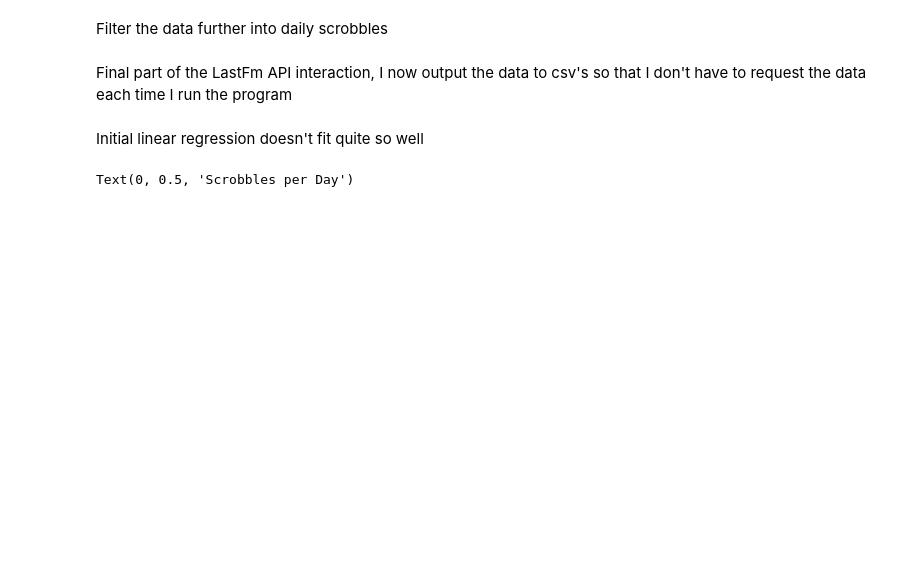
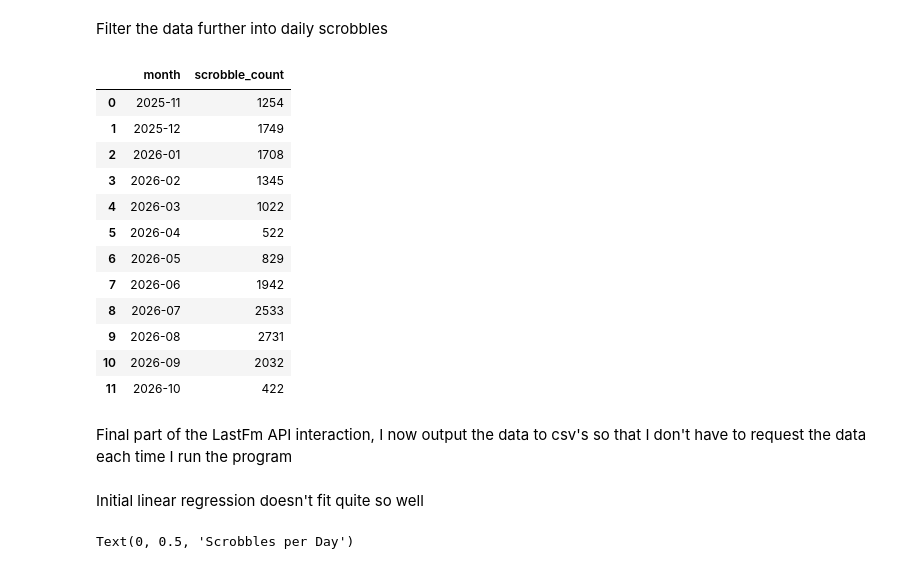
Before and after one commit to lambert-27/lastfm-datasci-portfolio, a Jupyter notebook: Scrobbles-LinearRegression.ipynb, the cells around one changed output. Drawn from its saved outputs; the diff is of its cells as text; code cells hidden in the pictures; blank space fills up the shorter version.

```diff
--- a/Scrobbles-LinearRegression.ipynb
+++ b/Scrobbles-LinearRegression.ipynb
@@ -186,6 +211,23 @@ daily.set_index('date_only', inplace=True)
 days = ['Mon', 'Tue', 'Wed', 'Thu', 'Fri', 'Sat', 'Sun']
 for i in range(7):
     daily[days[i]] = (daily.index.dayofweek == i).astype(float)
+# %%
+monthly = scrobbles.groupby('month').size().reset_index(name='scrobble_count')
+monthly
+# %% [output]
+|  | month | scrobble_count |
+| 0 | 2025-11 | 1254 |
+| 1 | 2025-12 | 1749 |
+| 2 | 2026-01 | 1708 |
+| 3 | 2026-02 | 1345 |
+| 4 | 2026-03 | 1022 |
+| 5 | 2026-04 | 522 |
+| 6 | 2026-05 | 829 |
+| 7 | 2026-06 | 1942 |
+| 8 | 2026-07 | 2533 |
+| 9 | 2026-08 | 2731 |
+| 10 | 2026-09 | 2032 |
+| 11 | 2026-10 | 422 |
 # %% [markdown]
 Final part of the LastFm API interaction, I now output the data to csv's so that I don't have to request the data each time I run the program
 # %%
```
Also changed, not shown: parts of 14 cells of this notebook, 4 other files.
